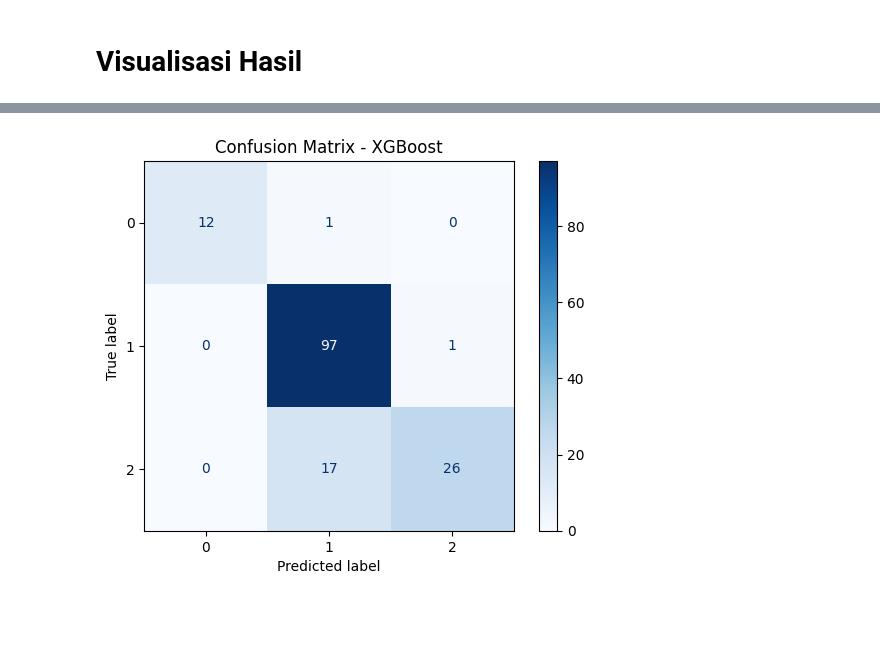
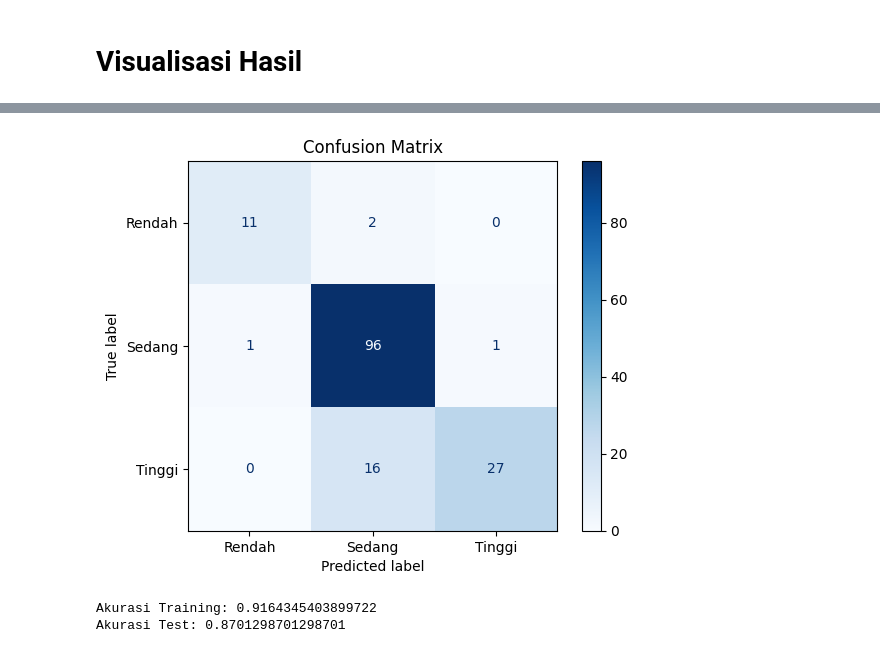
Before and after one commit to panjiarf4/ImBoost, a Jupyter notebook: SML_Project_2.ipynb, the cells around one changed output, grey strips where cells are left out. Saved outputs shown, nothing was run; the diff lists cells and outputs as text; code cells hidden in the pictures; blank space fills up the shorter version.

```diff
--- a/SML_Project_2.ipynb
+++ b/SML_Project_2.ipynb
@@ -402,4 +413,5 @@ Regresi Logistik
 # %%
-lr_model = LogisticRegression(multi_class='multinomial', solver='lbfgs', max_iter=200)
+# 3. Regresi Logistik
+lr_model = LogisticRegression(multi_class='multinomial', solver='lbfgs', max_iter=2000, random_state=42)
 lr_model.fit(X_train, y_train)
 lr_pred = lr_model.predict(X_test)
@@ -472,0 +524,16 @@ Scale weights per class: {1: 1.0, 0: 9.5, 2: 2.872093023255814}
+# %%
+# tuning parameter
+from sklearn.model_selection import GridSearchCV
+
+param_grid = {
+    'max_depth': [3, 4, 5, 6, 7, 8],
+    'learning_rate': [0.01, 0.05, 0.1, 0.5],
+    'gamma': [0.05, 0.5, 1, 1.5, 2, 2.5],
+    'subsample': [0.5, 0.6, 0.7, 0.8, 0.9, 1.0 ]
+}
+
+xgb_clf = xgb.XGBClassifier(**params)
+grid_search = GridSearchCV(xgb_clf, param_grid, cv=3, scoring='accuracy')
+grid_search.fit(X_train, y_train)
+
+print("Parameter Terbaik:", grid_search.best_params_)
@@ -557,0 +632,9 @@ weighted avg       0.52      0.60      0.55       154
+# %%
+# Prediksi dengan model terbaik
+y_test_pred = model.predict(test_dmatrix)
+test_accuracy = accuracy_score(y_test, y_test_pred)
+
+print("\n=== Hasil Setelah Penanganan Overfitting ===")
+print(f"Akurasi Training: {train_accuracy:.2%}")
+print(f"Akurasi Test: {test_accuracy:.2%}")
+print(f"Gap: {train_accuracy-test_accuracy:.2%}")
@@ -580,11 +668,24 @@ plt.show()
 # %%
-#confusion matrix
-from sklearn.metrics import confusion_matrix, ConfusionMatrixDisplay
+import matplotlib.pyplot as plt
+from sklearn.metrics import classification_report, confusion_matrix, ConfusionMatrixDisplay
+import numpy as np
 
-cm = confusion_matrix(y_test, y_pred_xg)
-disp = ConfusionMatrixDisplay(confusion_matrix=cm)
+# Confusion Matrix
+cm = confusion_matrix(y_test_true, y_test_pred)
+disp = ConfusionMatrixDisplay(confusion_matrix=cm,
+                            display_labels=['Rendah', 'Sedang', 'Tinggi'])
 disp.plot(cmap='Blues')
-plt.title("Confusion Matrix - XGBoost")
+plt.title('Confusion Matrix')
 plt.show()
 # %% [output]
-[figure, old version]
+[figure, new version]
+# %%
+# Evaluasi terpisah untuk train dan test
+y_train_pred = model.predict(train_dmatrix)
+y_test_pred = model.predict(test_dmatrix)
+
+print("Akurasi Training:", accuracy_score(train_dmatrix.get_label(), y_train_pred))
+print("Akurasi Test:", accuracy_score(test_dmatrix.get_label(), y_test_pred))
+# %% [output]
+Akurasi Training: 0.9164345403899722
+Akurasi Test: 0.8701298701298701
```
Also changed, not shown: parts of 26 cells of this notebook.
